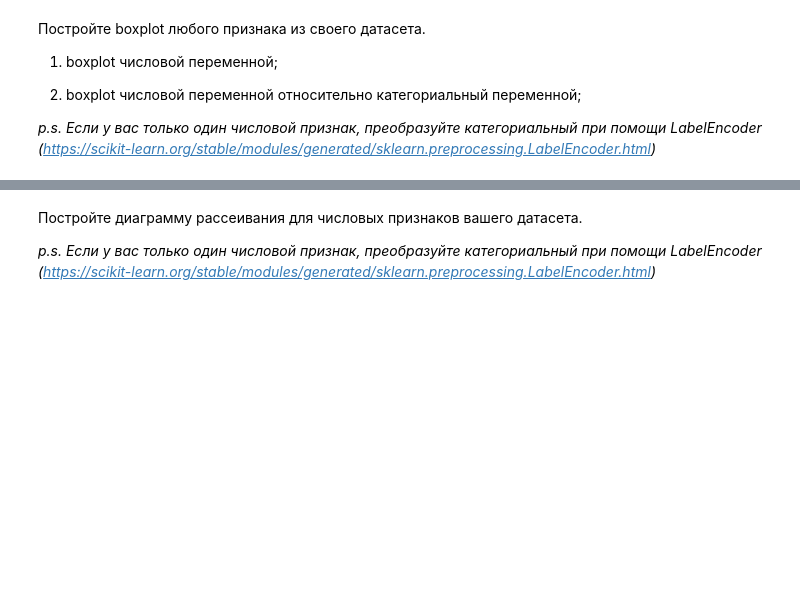
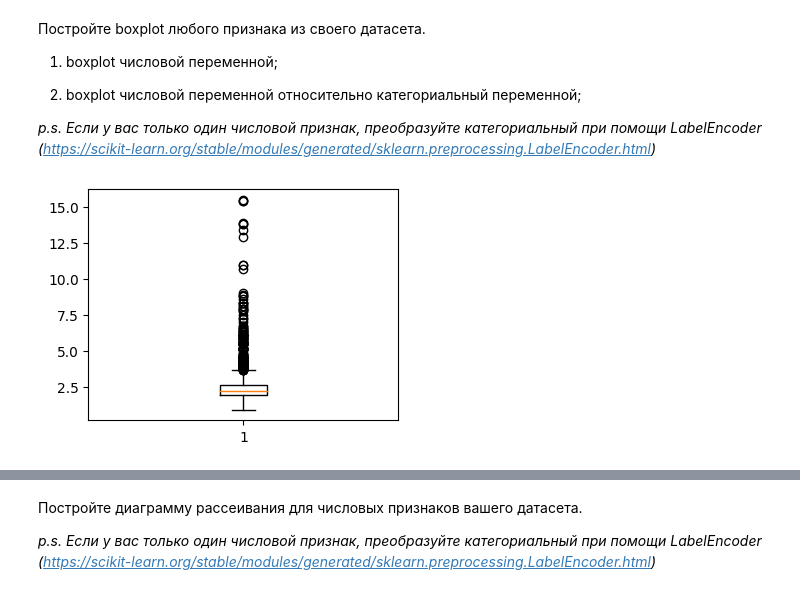
Before and after one commit to BABALEXA/Laboratorny, a Jupyter notebook: lab2/Задание_2.ipynb, the cells around one changed output, grey strips where cells are left out. Cells and saved outputs as stored; diff of their text form; code cells hidden in the pictures; blank space fills up the shorter version.

```diff
--- a/lab2/Задание_2.ipynb
+++ b/lab2/Задание_2.ipynb
@@ -188,0 +168,7 @@ iqr
+# %%
+
+plt.figure(figsize=(4, 3))
+plt.boxplot(df['residual sugar'])
+plt.show()
+# %% [output]
+[figure, added]
```
Also changed, not shown: parts of 27 cells of this notebook.
